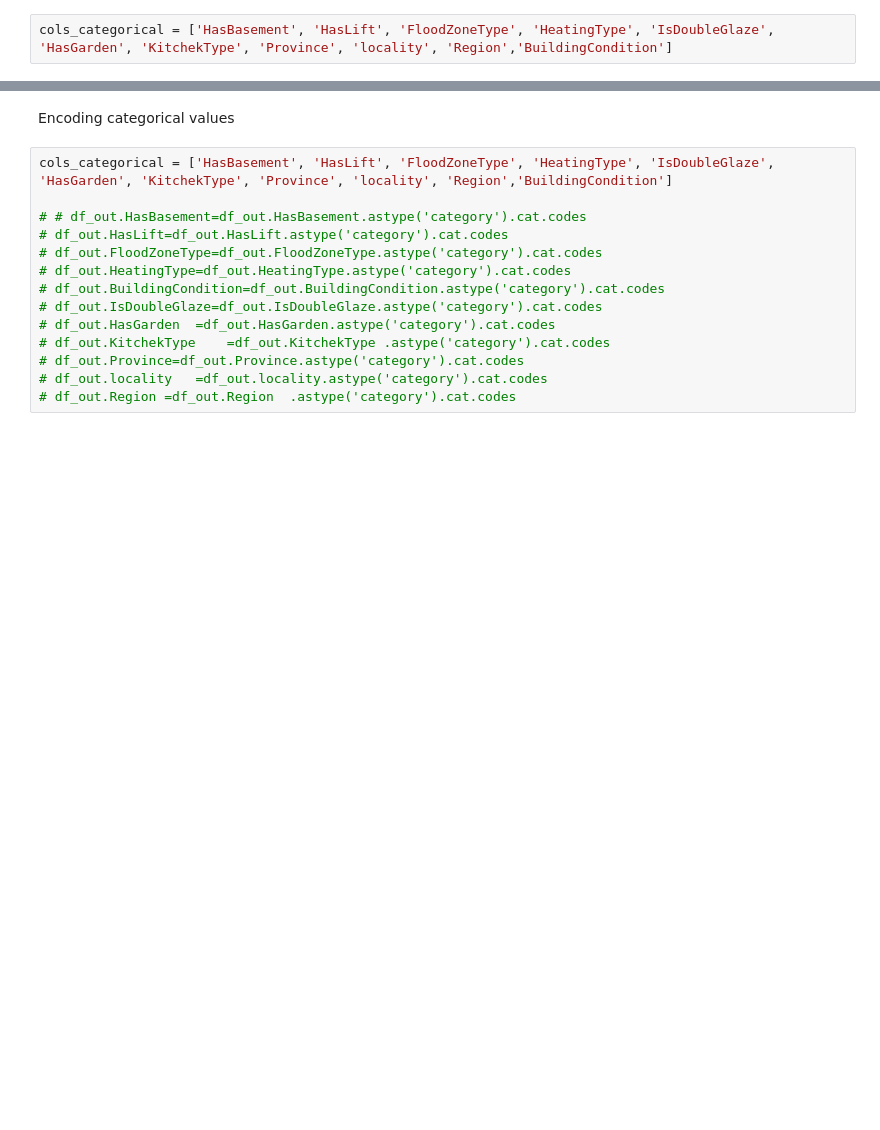
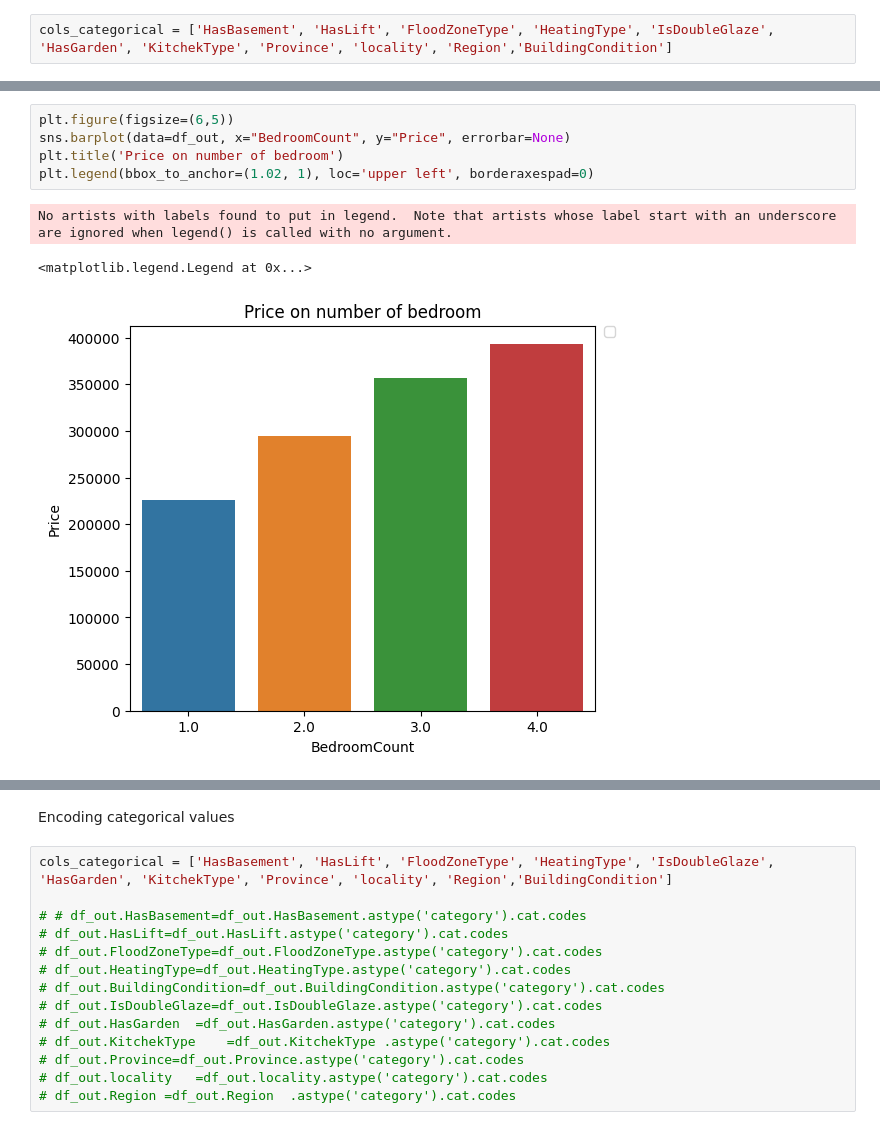
Before and after one commit to Genet-Abay/real-estate-price-prediction, a Jupyter notebook: data_analysis/data_analysis.ipynb, the cells around one changed output, grey strips where cells are left out. Cells and saved outputs as stored; diff of their text form; blank space fills up the shorter version.

```diff
--- a/data_analysis/data_analysis.ipynb
+++ b/data_analysis/data_analysis.ipynb
@@ -314,0 +336,9 @@ KeyboardInterrupt:
+# %%
+plt.figure(figsize=(6,5))
+sns.barplot(data=df_out, x="BedroomCount", y="Price", errorbar=None)
+plt.title('Price on number of bedroom')
+plt.legend(bbox_to_anchor=(1.02, 1), loc='upper left', borderaxespad=0)
+# %% [output]
+No artists with labels found to put in legend.  Note that artists whose label start with an underscore are ignored when legend() is called with no argument.
+<matplotlib.legend.Legend at 0x...>
+[figure, added]
```
Also changed, not shown: parts of 15 cells of this notebook, 1 other file.
